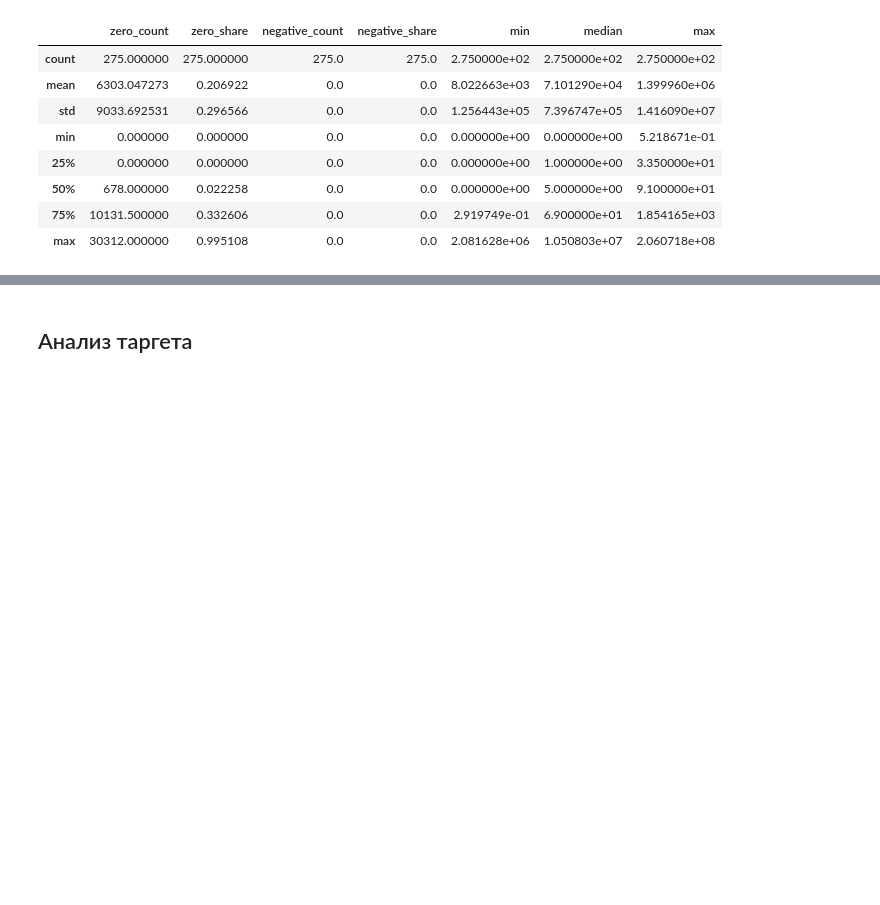
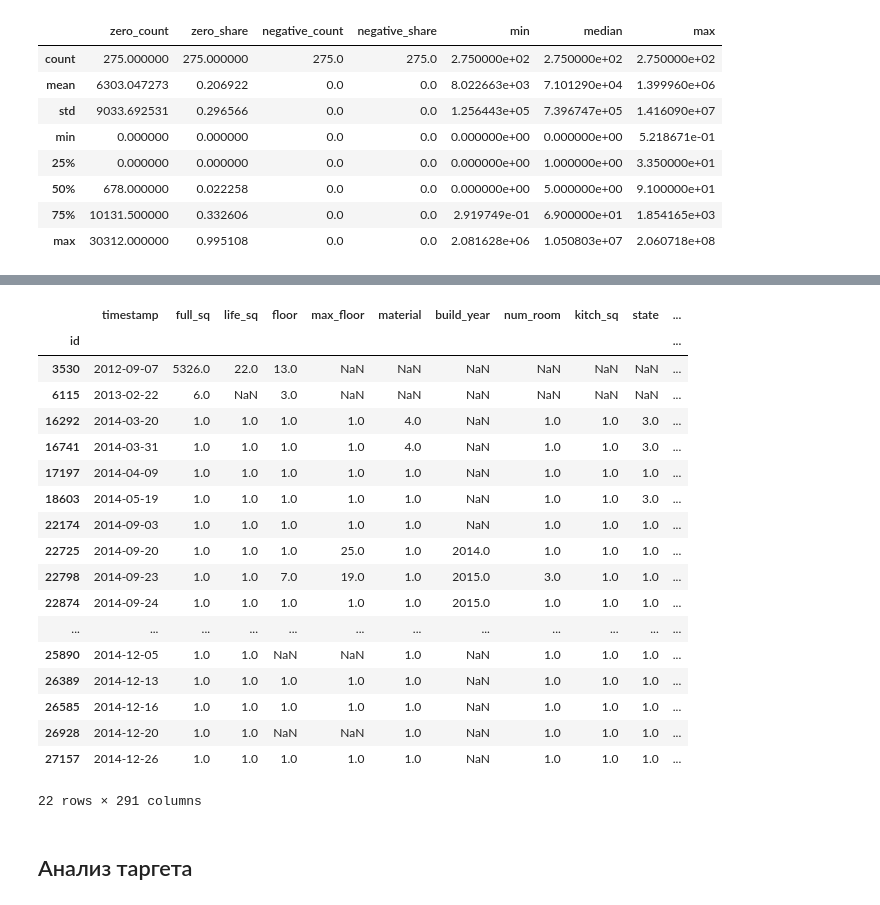
Before and after one commit to soulister/real-estate-price-prediction, a Jupyter notebook: notebooks/EDA.ipynb, the cells around one changed output, grey strips where cells are left out. Saved outputs shown, nothing was run; the diff lists cells and outputs as text; code cells hidden in the pictures; blank space fills up the shorter version.

```diff
--- a/notebooks/EDA.ipynb
+++ b/notebooks/EDA.ipynb
@@ -134,0 +149,32 @@ zero_negative_summary.describe()
+# %%
+for i in ['price_doc', 'full_sq', 'life_sq', 'floor', 'max_floor', 'build_year', 'num_room', 'state', 'raion_popul']:
+    df_train.loc[df_train[i] == 0, i] = np.nan
+
+df_train.loc[df_train['max_floor'] < df_train['floor'], ['max_floor', 'floor']] = np.nan
+df_train.loc[df_train['life_sq'] > df_train['full_sq'], ['life_sq', 'full_sq']] = np.nan
+df_train.loc[df_train['kitch_sq'] > df_train['full_sq'], ['kitch_sq', 'full_sq']] = np.nan
+df_train.loc[df_train['kitch_sq'] > df_train['life_sq'], ['kitch_sq', 'life_sq']] = np.nan
+df_train.loc[df_train['kitch_sq'] > df_train['life_sq'], ['kitch_sq', 'life_sq']] = np.nan
+df_train.loc[(df_train['build_year'] > 2015) | (df_train['build_year'] < 1800), ['build_year']] = np.nan
+# %%
+df_train.loc[(df_train['full_sq'] > 1000) | (df_train['full_sq'] < 10)]
+# %% [output]
+|  | timestamp | full_sq | life_sq | floor | max_floor | material | build_year | num_room | kitch_sq | state | ... |
+| id |  |  |  |  |  |  |  |  |  |  | ... |
+| 3530 | 2012-09-07 | 5326.0 | 22.0 | 13.0 | NaN | NaN | NaN | NaN | NaN | NaN | ... |
+| 6115 | 2013-02-22 | 6.0 | NaN | 3.0 | NaN | NaN | NaN | NaN | NaN | NaN | ... |
+| 16292 | 2014-03-20 | 1.0 | 1.0 | 1.0 | 1.0 | 4.0 | NaN | 1.0 | 1.0 | 3.0 | ... |
+| 16741 | 2014-03-31 | 1.0 | 1.0 | 1.0 | 1.0 | 4.0 | NaN | 1.0 | 1.0 | 3.0 | ... |
+| 17197 | 2014-04-09 | 1.0 | 1.0 | 1.0 | 1.0 | 1.0 | NaN | 1.0 | 1.0 | 1.0 | ... |
+| 18603 | 2014-05-19 | 1.0 | 1.0 | 1.0 | 1.0 | 1.0 | NaN | 1.0 | 1.0 | 3.0 | ... |
+| 22174 | 2014-09-03 | 1.0 | 1.0 | 1.0 | 1.0 | 1.0 | NaN | 1.0 | 1.0 | 1.0 | ... |
+| 22725 | 2014-09-20 | 1.0 | 1.0 | 1.0 | 25.0 | 1.0 | 2014.0 | 1.0 | 1.0 | 1.0 | ... |
+| 22798 | 2014-09-23 | 1.0 | 1.0 | 7.0 | 19.0 | 1.0 | 2015.0 | 3.0 | 1.0 | 1.0 | ... |
+| 22874 | 2014-09-24 | 1.0 | 1.0 | 1.0 | 1.0 | 1.0 | 2015.0 | 1.0 | 1.0 | 1.0 | ... |
+| ... | ... | ... | ... | ... | ... | ... | ... | ... | ... | ... | ... |
+| 25890 | 2014-12-05 | 1.0 | 1.0 | NaN | NaN | 1.0 | NaN | 1.0 | 1.0 | 1.0 | ... |
+| 26389 | 2014-12-13 | 1.0 | 1.0 | 1.0 | 1.0 | 1.0 | NaN | 1.0 | 1.0 | 1.0 | ... |
+| 26585 | 2014-12-16 | 1.0 | 1.0 | 1.0 | 1.0 | 1.0 | NaN | 1.0 | 1.0 | 1.0 | ... |
+| 26928 | 2014-12-20 | 1.0 | 1.0 | NaN | NaN | 1.0 | NaN | 1.0 | 1.0 | 1.0 | ... |
+| 27157 | 2014-12-26 | 1.0 | 1.0 | 1.0 | 1.0 | 1.0 | NaN | 1.0 | 1.0 | 1.0 | ... |
+22 rows × 291 columns
```
Also changed, not shown: parts of 14 cells of this notebook.
